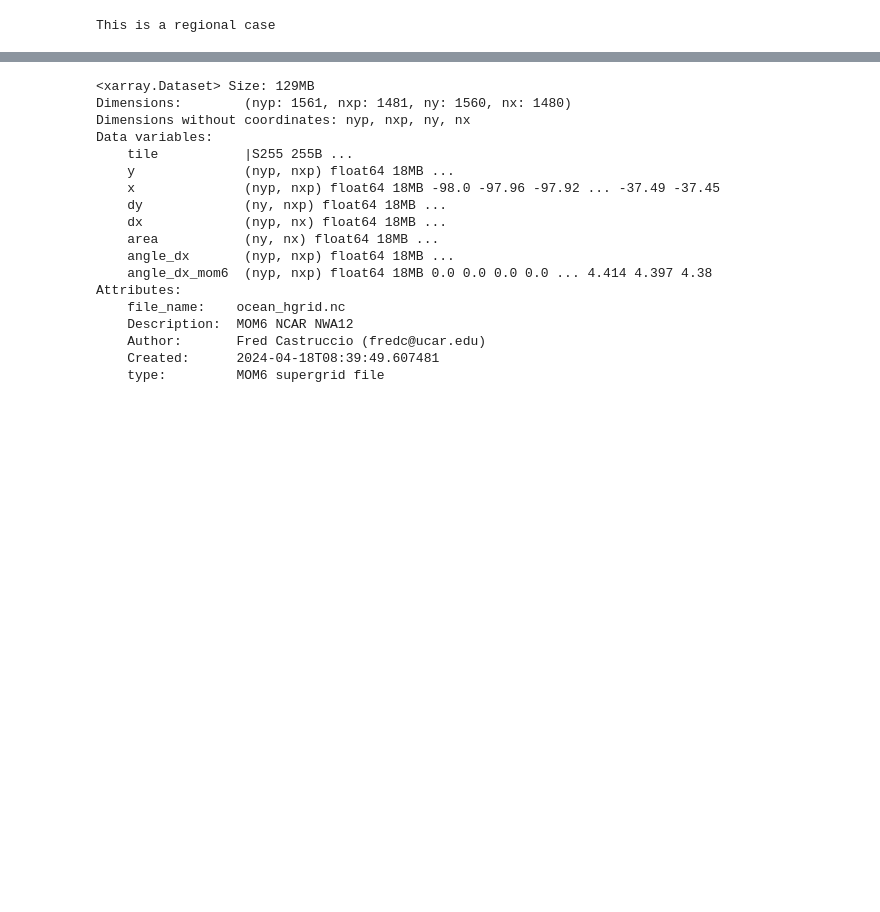
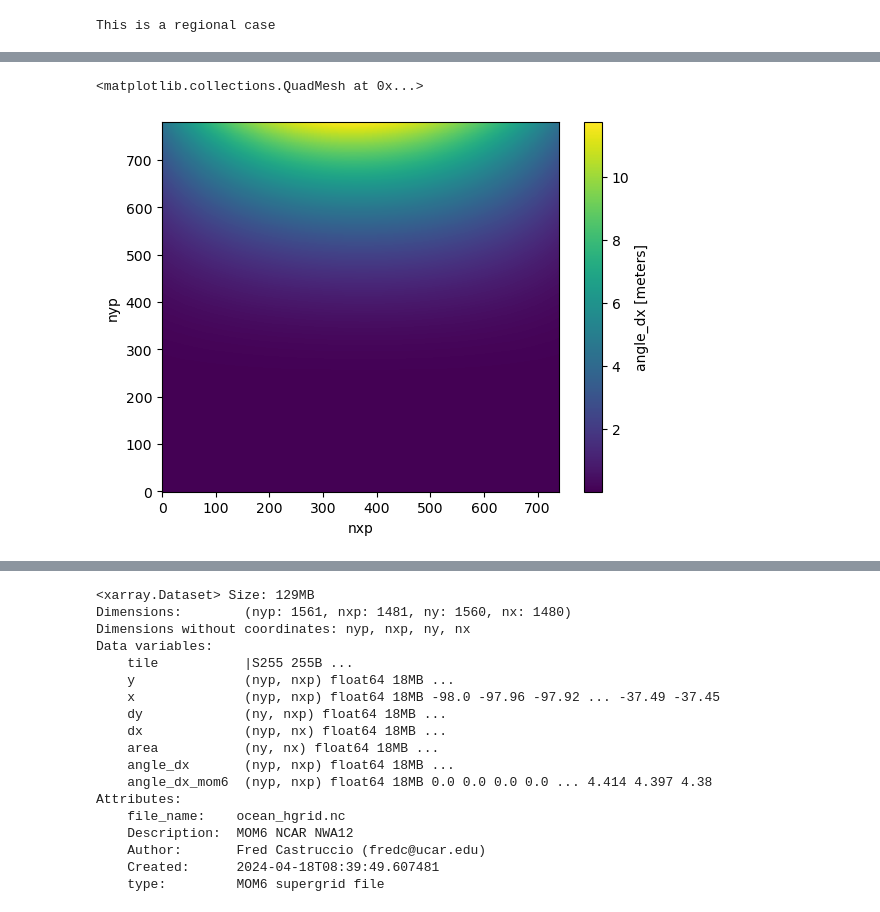
Before and after one commit to CROCODILE-CESM/regional-mom6, a Jupyter notebook: regional_mom6/testing_to_be_deleted/angle_calc_mom6.ipynb, the cells around one changed output, grey strips where cells are left out. Cells and saved outputs as stored; diff of their text form; code cells hidden in the pictures; blank space fills up the shorter version.

```diff
--- a/regional_mom6/testing_to_be_deleted/angle_calc_mom6.ipynb
+++ b/regional_mom6/testing_to_be_deleted/angle_calc_mom6.ipynb
@@ -140 +196,6 @@ hgrid["angle_dx_mom6"].plot(vmin = 0)
+# %%
+hgrid["angle_dx"][kp2::k,kp2::k].plot()
+# %% [output]
+<matplotlib.collections.QuadMesh at 0x...>
+[figure, added]
 # %%
```
Also changed, not shown: parts of 7 cells of this notebook.
